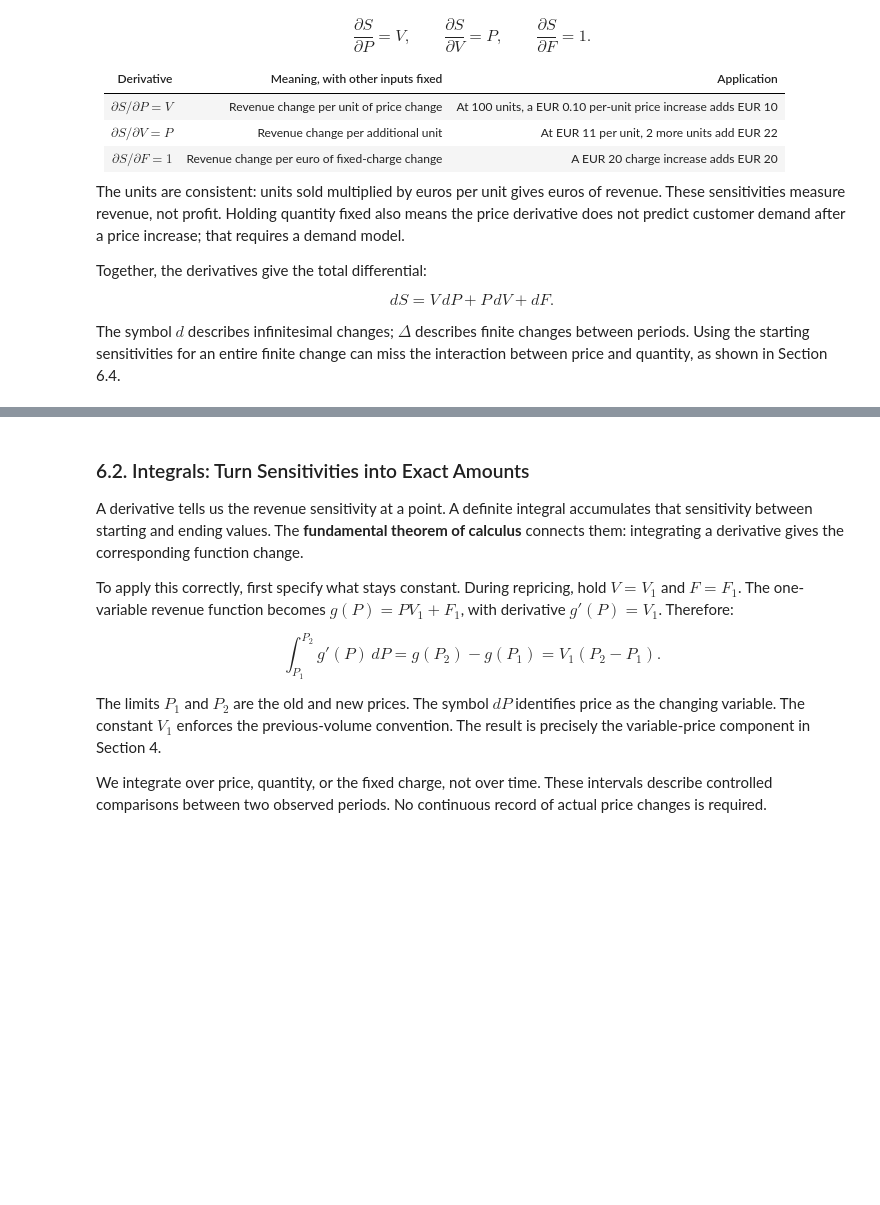
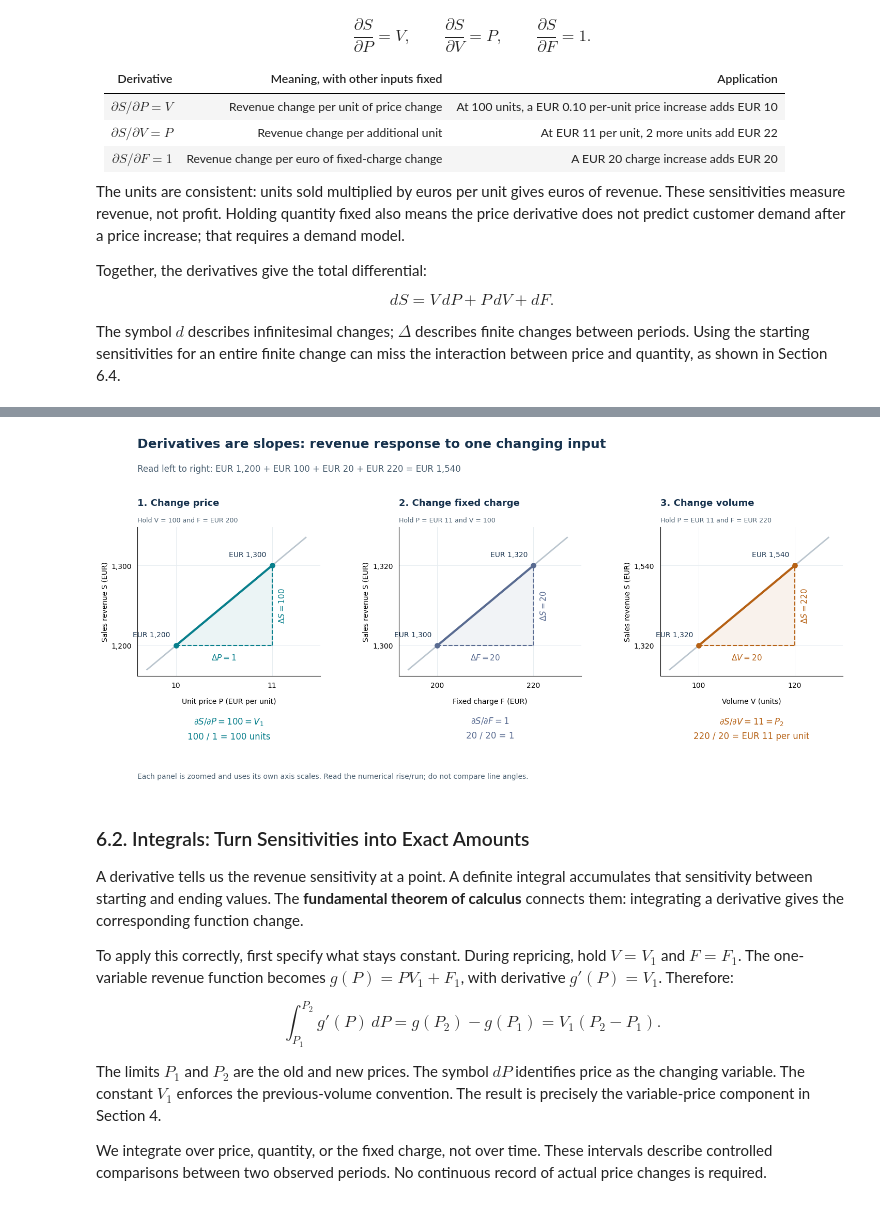
Before and after one commit to StoyanBachvarov/High-School-Math-Exam-Price-Volume-Analysis, a Jupyter notebook: Price-Volume-Overview.ipynb, the cells around one changed output, grey strips where cells are left out. Cells and saved outputs as stored; diff of their text form; code cells hidden in the pictures; blank space fills up the shorter version.

Commit message:
derivatives graphical visualization

```diff
--- a/Price-Volume-Overview.ipynb
+++ b/Price-Volume-Overview.ipynb
@@ -333,3 +353,85 @@ The symbol $d$ describes infinitesimal changes; $\Delta$ describes finite change
+# %%
+import matplotlib.pyplot as plt
+from matplotlib.ticker import StrMethodFormatter
+
+p1, p2 = 10, 11
+v1, v2 = 100, 120
+f1, f2 = 200, 220
+# Each panel is a one-variable slice of S = P*V + F.
+panels = [
+    dict(title='1. Change price', held='Hold V = 100 and F = EUR 200',
+         xlabel='Unit price P (EUR per unit)', x0=p1, x1=p2,
+         slope=v1, intercept=f1, color='#087F8C',
+         dx=r'$\Delta P=1$', dy=r'$\Delta S=100$',
+         derivative=r'$\partial S/\partial P=100=V_1$',
+         ratio='100 / 1 = 100 units'),
+    dict(title='2. Change fixed charge', held='Hold P = EUR 11 and V = 100',
+         xlabel='Fixed charge F (EUR)', x0=f1, x1=f2,
+         slope=1, intercept=p2*v1, color='#596B91',
+         dx=r'$\Delta F=20$', dy=r'$\Delta S=20$',
+         derivative=r'$\partial S/\partial F=1$',
+         ratio='20 / 20 = 1'),
+    dict(title='3. Change volume', held='Hold P = EUR 11 and F = EUR 220',
+         xlabel='Volume V (units)', x0=v1, x1=v2,
+         slope=p2, intercept=f2, color='#B66114',
+         dx=r'$\Delta V=20$', dy=r'$\Delta S=220$',
+         derivative=r'$\partial S/\partial V=11=P_2$',
+         ratio='220 / 20 = EUR 11 per unit'),
+]
+fig, axes = plt.subplots(1, 3, figsize=(15, 7.2), facecolor='white')
+for ax, panel in zip(axes, panels):
+    x0, x1 = panel['x0'], panel['x1']
+    m, b = panel['slope'], panel['intercept']
+    y0, y1 = m*x0+b, m*x1+b
+    dx, dy = x1-x0, y1-y0
+    # Straight line: its tangent and secant have the same slope.
+    extent = [x0-0.3*dx, x1+0.35*dx]
+    ax.plot(extent, [m*x+b for x in extent], color='#BAC5CE', linewidth=2)
+    ax.plot([x0, x1], [y0, y1], color=panel['color'], linewidth=3, zorder=3)
+    ax.scatter([x0, x1], [y0, y1], s=45, color=panel['color'], zorder=4)
+    # Slope triangle: horizontal run, then vertical rise.
+    ax.fill([x0, x1, x1], [y0, y0, y1], color=panel['color'], alpha=0.08)
+    ax.plot([x0, x1], [y0, y0], '--', color=panel['color'], linewidth=1.5)
+    ax.plot([x1, x1], [y0, y1], '--', color=panel['color'], linewidth=1.5)
+    ax.text((x0+x1)/2, y0-0.10*dy, panel['dx'],
+            ha='center', va='top', fontsize=11, color=panel['color'])
+    ax.text(x1+0.06*dx, (y0+y1)/2, panel['dy'],
+            ha='left', va='center', rotation=90, fontsize=11, color=panel['color'])
+    ax.annotate(f'EUR {y0:,.0f}', (x0, y0), xytext=(-8, 12),
+                textcoords='offset points', ha='right', fontsize=10, color='#17324D')
+    ax.annotate(f'EUR {y1:,.0f}', (x1, y1), xytext=(-8, 12),
+                textcoords='offset points', ha='right', fontsize=10, color='#17324D')
+    ax.set_xlim(x0-0.4*dx, x1+0.5*dx)
+    ax.set_ylim(y0-0.38*dy, y1+0.48*dy)
+    ax.set_xticks([x0, x1])
+    ax.set_yticks([y0, y1])
+    ax.yaxis.set_major_formatter(StrMethodFormatter('{x:,.0f}'))
+    ax.set_xlabel(panel['xlabel'], labelpad=12, fontsize=10)
+    ax.set_ylabel('Sales revenue S (EUR)', fontsize=10)
+    ax.set_title(panel['title'], loc='left', fontsize=13,
+                 fontweight='bold', color='#17324D', pad=30)
+    ax.text(0, 1.035, panel['held'], transform=ax.transAxes,
+            fontsize=9, color='#4C6172')
+    ax.text(0.5, -0.27, panel['derivative']+'\n'+panel['ratio'],
+            transform=ax.transAxes, ha='center', va='top',
+            fontsize=12, color=panel['color'], linespacing=1.7)
+    ax.grid(color='#E7EDF1', linewidth=0.7)
+    ax.set_axisbelow(True)
+    ax.tick_params(length=0, pad=8)
+    for side in ['top', 'right']:
+        ax.spines[side].set_visible(False)
+fig.suptitle('Derivatives are slopes: revenue response to one changing input',
+             x=0.065, y=0.96, ha='left', fontsize=18, fontweight='bold', color='#17324D')
+fig.text(0.065, 0.87,
+         'Read left to right: EUR 1,200 + EUR 100 + EUR 20 + EUR 220 = EUR 1,540',
+         fontsize=12, color='#4C6172')
+fig.text(0.065, 0.045,
+         'Each panel is zoomed and uses its own axis scales. Read the numerical rise/run; do not compare line angles.',
+         fontsize=10, color='#4C6172')
+fig.subplots_adjust(left=0.065, right=0.975, top=0.72, bottom=0.32, wspace=0.43)
+plt.show()
+# %% [output]
+[figure, added]
 # %% [markdown]
 ### 6.2. Integrals: Turn Sensitivities into Exact Amounts
 
```
Also changed, not shown: parts of 1 cell of this notebook.
